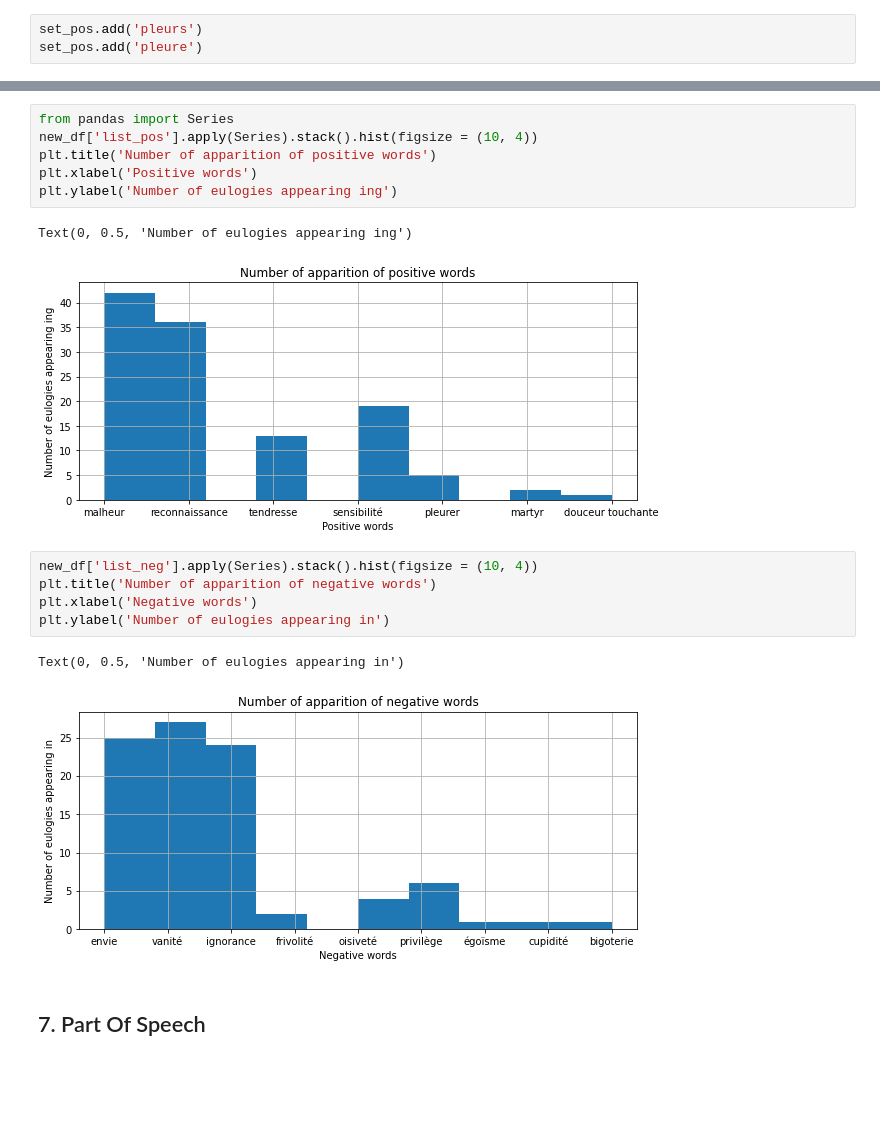
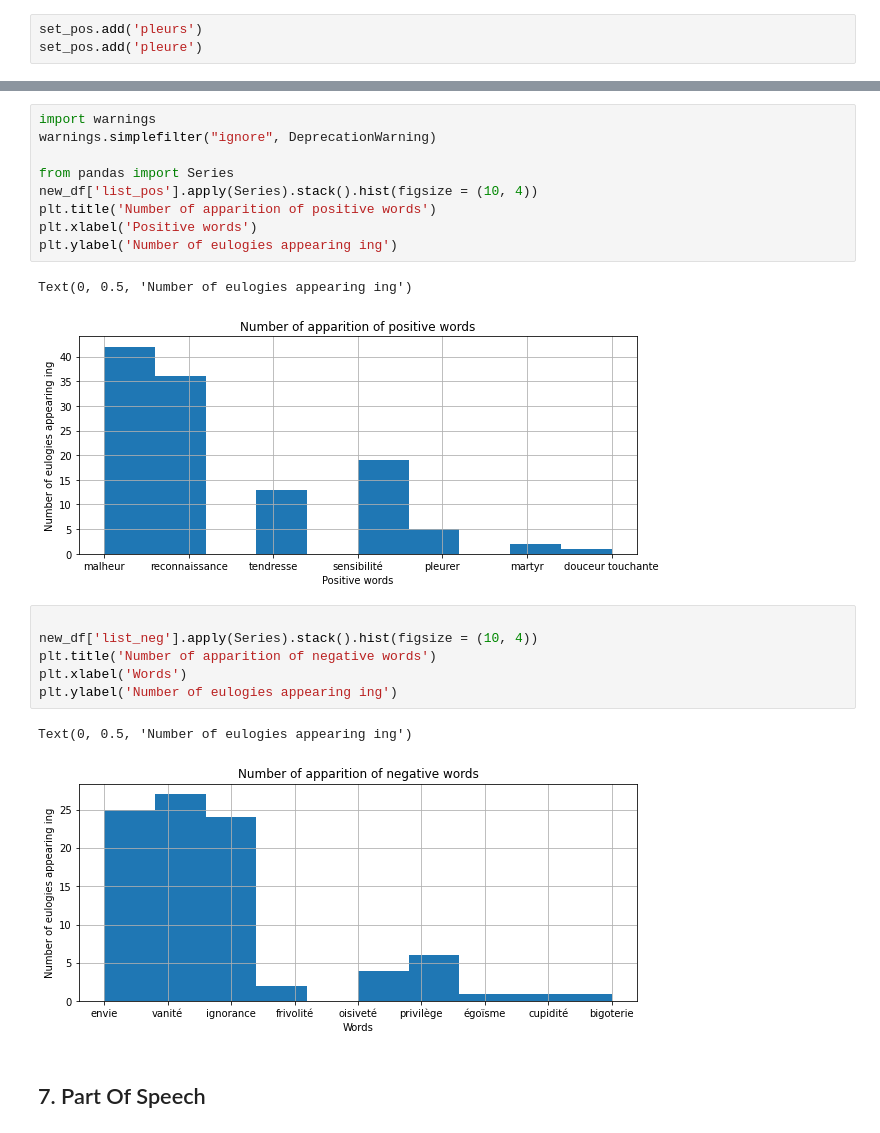
Before and after one commit to LHST-EPFL/eloge_academie, a Jupyter notebook: Code/Condorcet/Topic Modeling.ipynb, the cells around one changed output, grey strips where cells are left out. Saved outputs shown, nothing was run; the diff lists cells and outputs as text; blank space fills up the shorter version.

Commit message:
frequency of top words

```diff
--- a/Code/Condorcet/Topic Modeling.ipynb
+++ b/Code/Condorcet/Topic Modeling.ipynb
@@ -299,6 +299,9 @@ new_df.head(10)
 | 8 | Roëmer | 1773 | Souvent l’observation d’un phénom... | [] | souvent observation phénomèn suff... | Souvent l’observation d’un phénom... | True | [malheur, reconnaissance] | [envie] |
 | 9 | Rohaut | 1773 | Au sortir du collège, où l’on n’e... | [] | sortir collège enseigner encore p... | Au sortir du collège, où l’on n’e... | True | [] | [] |
 # %%
+import warnings
+warnings.simplefilter("ignore", DeprecationWarning)
+
 from pandas import Series
 new_df['list_pos'].apply(Series).stack().hist(figsize = (10, 4))
 plt.title('Number of apparition of positive words')
@@ -307,14 +310,15 @@ plt.ylabel('Number of eulogies appearing ing')
 # %% [output]
 Text(0, 0.5, 'Number of eulogies appearing ing')
 [figure]
-# %%
-new_df['list_neg'].apply(Series).stack().hist(figsize = (10, 4))
-plt.title('Number of apparition of negative words')
-plt.xlabel('Negative words')
-plt.ylabel('Number of eulogies appearing in')
-# %% [output]
-Text(0, 0.5, 'Number of eulogies appearing in')
-[figure, removed]
+# %%
+
+new_df['list_neg'].apply(Series).stack().hist(figsize = (10, 4))
+plt.title('Number of apparition of negative words')
+plt.xlabel('Words')
+plt.ylabel('Number of eulogies appearing ing')
+# %% [output]
+Text(0, 0.5, 'Number of eulogies appearing ing')
+[figure, added]
 # %% [markdown]
 ## 7. Part Of Speech
 # %%
```
Also changed, not shown: parts of 39 cells of this notebook.
